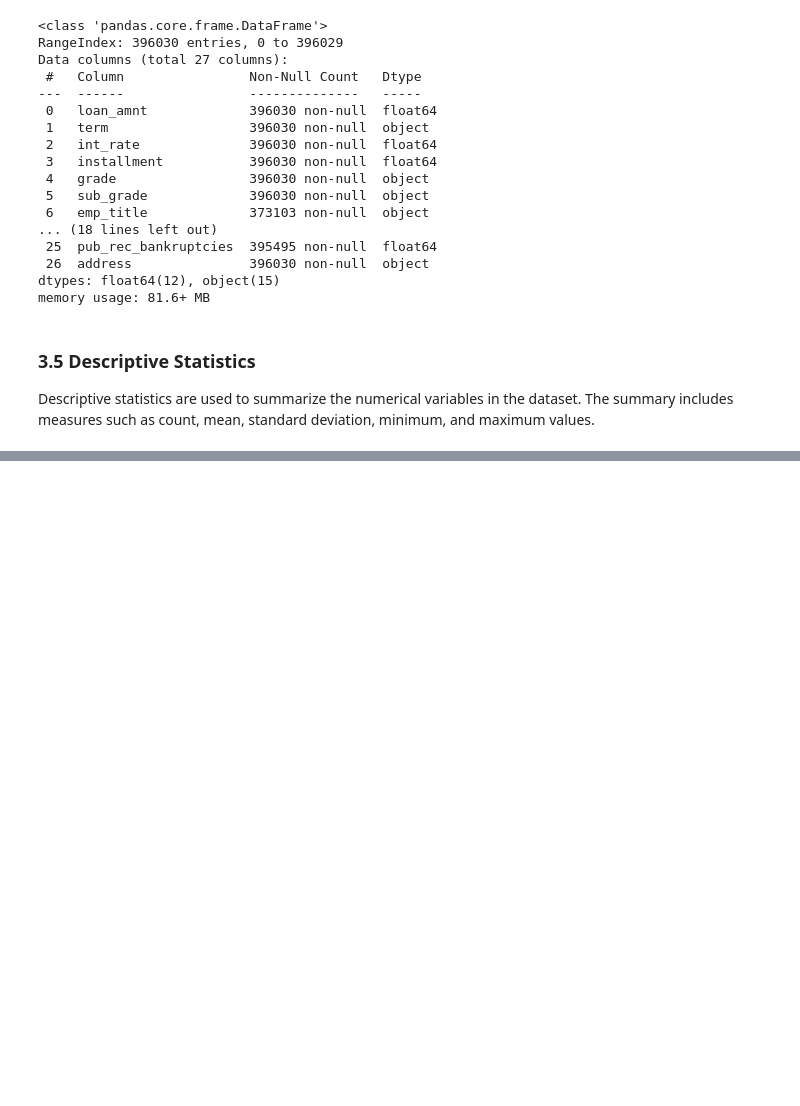
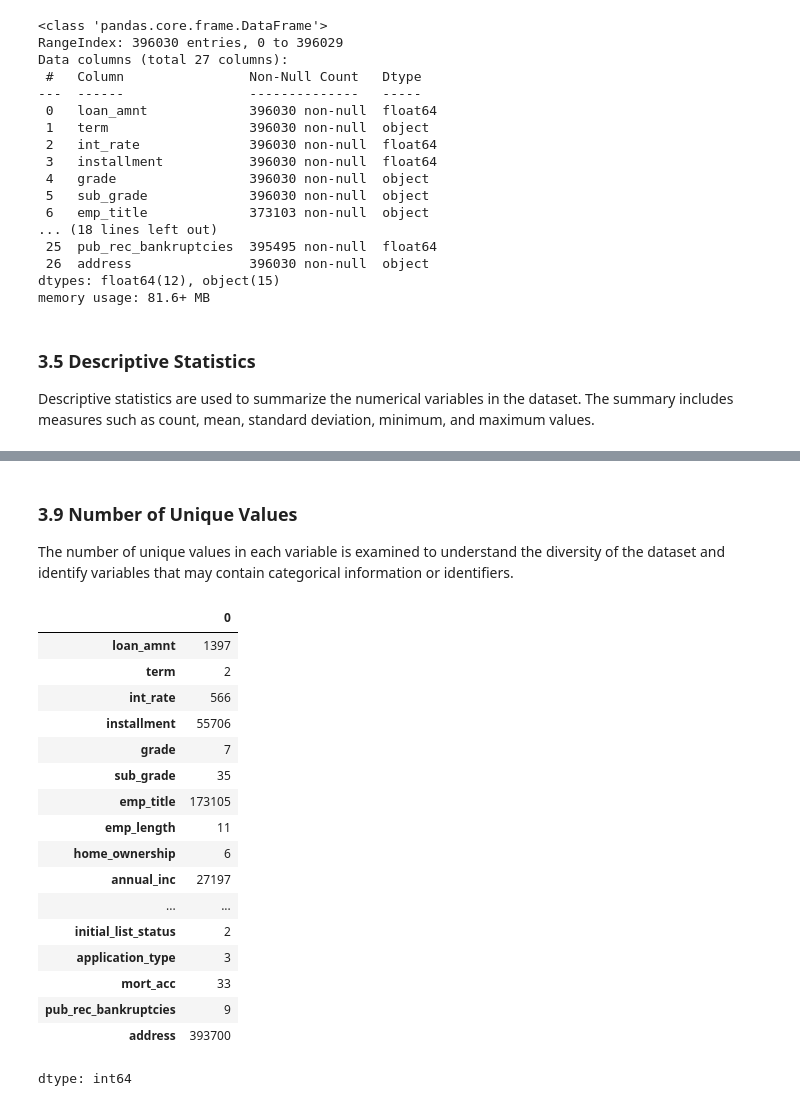
Before and after one commit to Clinton1029/Loan_Default_Project, a Jupyter notebook: Loan_Default.ipynb, the cells around one changed output, grey strips where cells are left out. Saved outputs shown, nothing was run; the diff lists cells and outputs as text; code cells hidden in the pictures; blank space fills up the shorter version.

```diff
--- a/Loan_Default.ipynb
+++ b/Loan_Default.ipynb
@@ -169,3 +169,29 @@ df.describe()
 | 50% | 12000.000000 | 13.330000 | 375.430000 | 6.400000e+04 | 16.910000 | 10.000000 | 0.000000 | 1.118100e+04 | 54.800000 | ... |
 | 75% | 20000.000000 | 16.490000 | 567.300000 | 9.000000e+04 | 22.980000 | 14.000000 | 0.000000 | 1.962000e+04 | 72.900000 | ... |
 | max | 40000.000000 | 30.990000 | 1533.810000 | 8.706582e+06 | 9999.000000 | 90.000000 | 86.000000 | 1.743266e+06 | 892.300000 | ... |
+# %% [markdown]
+### 3.9 Number of Unique Values
+
+The number of unique values in each variable is examined to understand the diversity of the dataset and identify variables that may contain categorical information or identifiers.
+# %%
+# Display the number of unique values in each column
+df.nunique()
+# %% [output]
+|  | 0 |
+| loan_amnt | 1397 |
+| term | 2 |
+| int_rate | 566 |
+| installment | 55706 |
+| grade | 7 |
+| sub_grade | 35 |
+| emp_title | 173105 |
+| emp_length | 11 |
+| home_ownership | 6 |
+| annual_inc | 27197 |
+| ... | ... |
+| initial_list_status | 2 |
+| application_type | 3 |
+| mort_acc | 33 |
+| pub_rec_bankruptcies | 9 |
+| address | 393700 |
+dtype: int64
```
